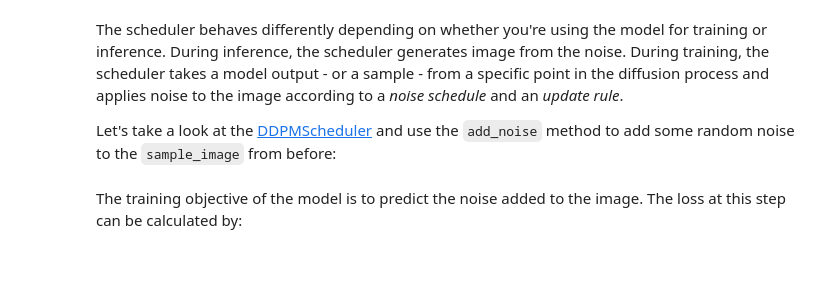
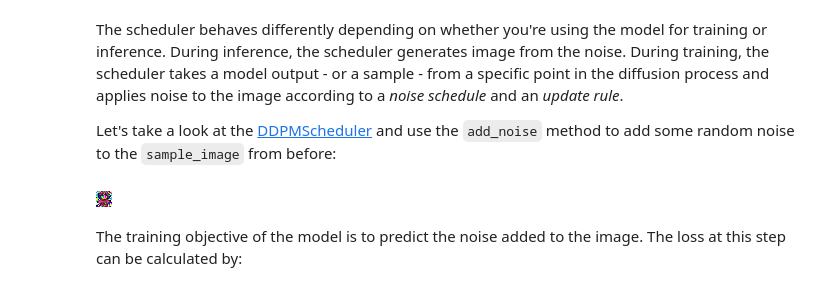
Before and after one commit to HoarfrostRaven/FibreAug, a Jupyter notebook: code/test_diffusers.ipynb, the cells around one changed output. Drawn from its saved outputs; the diff is of its cells as text; code cells hidden in the pictures; blank space fills up the shorter version.

```diff
--- a/code/test_diffusers.ipynb
+++ b/code/test_diffusers.ipynb
@@ -53,7 +53,7 @@ class TrainingConfig:
     save_image_epochs = 1
     save_model_epochs = 1
     mixed_precision = "fp16"  # `no` for float32, `fp16` for automatic mixed precision
-    output_dir = "ddpm-fibre-16"  # the model name locally and on the HF Hub
+    output_dir = "ddpm-sprites-16"  # the model name locally and on the HF Hub
 
     push_to_hub = True  # whether to upload the saved model to the HF Hub
     hub_private_repo = False
@@ -105,8 +104,10 @@ preprocess = transforms.Compose(
 # %% [markdown]
 Use [set_transform](https://huggingface.co/docs/datasets/main/en/package_reference/main_classes#datasets.Dataset.set_transform) method to apply the `preprocess` function on images during training:
 # %%
+from PIL import Image
+
 def transform(examples):
-    images = [preprocess(image.convert("RGB")) for image in examples["image"]]
+    images = [preprocess(Image.fromarray(np.array(image, dtype=np.uint8), 'RGB')) for image in examples["image"]]
     return {"images": images}
 
 
@@ -200,19 +213,32 @@ Let's take a look at the [DDPMScheduler](https://huggingface.co/docs/diffusers/m
 # %%
 import torch
 from PIL import Image
 from diffusers import DDPMScheduler
 
 noise_scheduler = DDPMScheduler(num_train_timesteps=1000)
 noise = torch.randn(sample_image.shape)
 timesteps = torch.LongTensor([50])
 noisy_image = noise_scheduler.add_noise(sample_image, noise, timesteps)
 
 # Convert the noisy image tensor to a PIL Image object for visualization
 # Rearrange the dimensions of the tensor to match the expected image format
 # Scale the pixel values from the range [-1, 1] to [0, 255] and convert to uint8 type
 # Extract the first image from the batch and convert it to a numpy array
 # Create a PIL Image object from the numpy array and display it
-Image.fromarray(((noisy_image.permute(0, 2, 3, 1) + 1.0) * 127.5).type(torch.uint8).numpy()[0])
+image_to_show = ((noisy_image.permute(0, 2, 3, 1) + 1.0) * 127.5).type(torch.uint8).numpy()[0]
+
+# Create a PIL Image object from the numpy array
+pil_image = Image.fromarray(image_to_show)
+
+# Resize the image to make it larger (e.g., 200x200)
+# Change the 'new_size' tuple to the desired size
+new_size = (300, 300)
+resized_image = pil_image.resize(new_size)
+
+# Display the resized image
+resized_image.show()
+# %% [output]
+[figure, added]
 # %% [markdown]
 The training objective of the model is to predict the noise added to the image. The loss at this step can be calculated by:
 # %%
```
Also changed, not shown: parts of 8 cells of this notebook, 1 other file.
